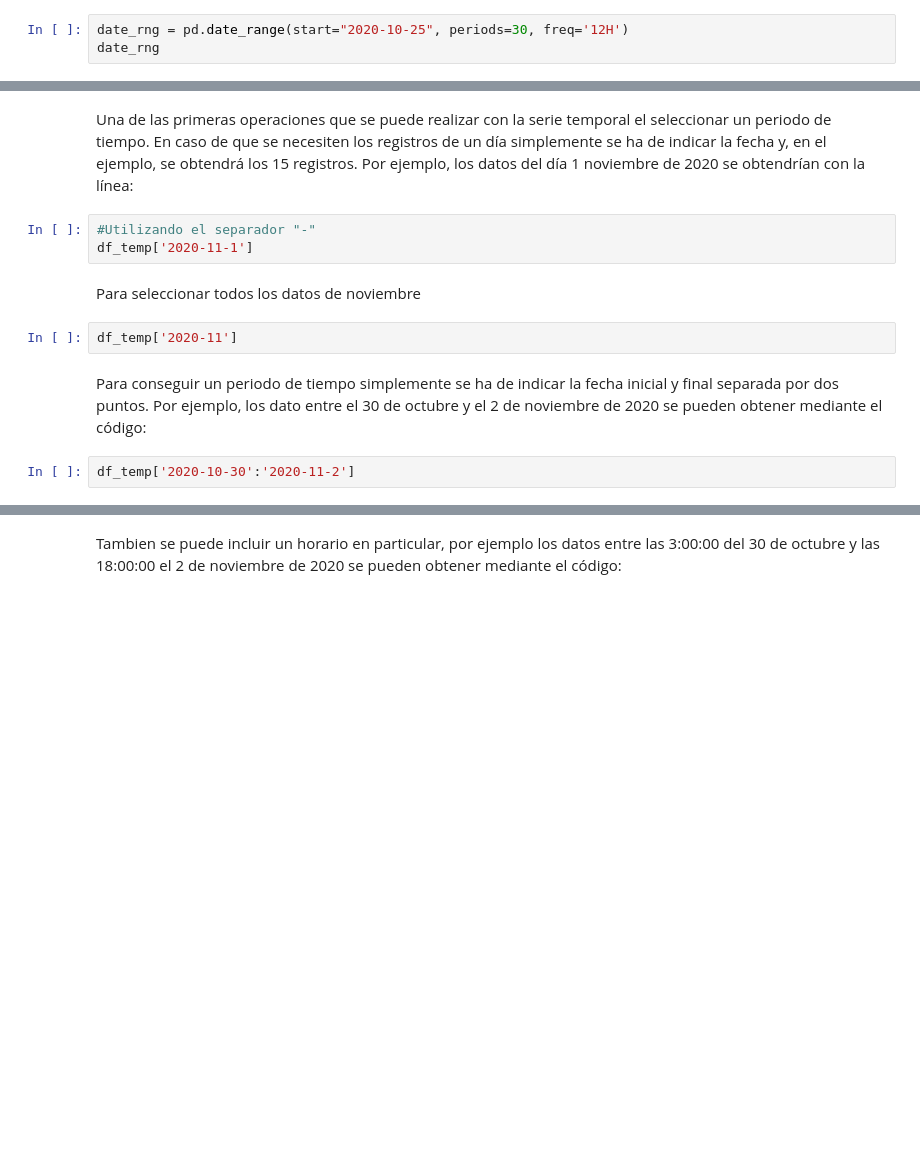
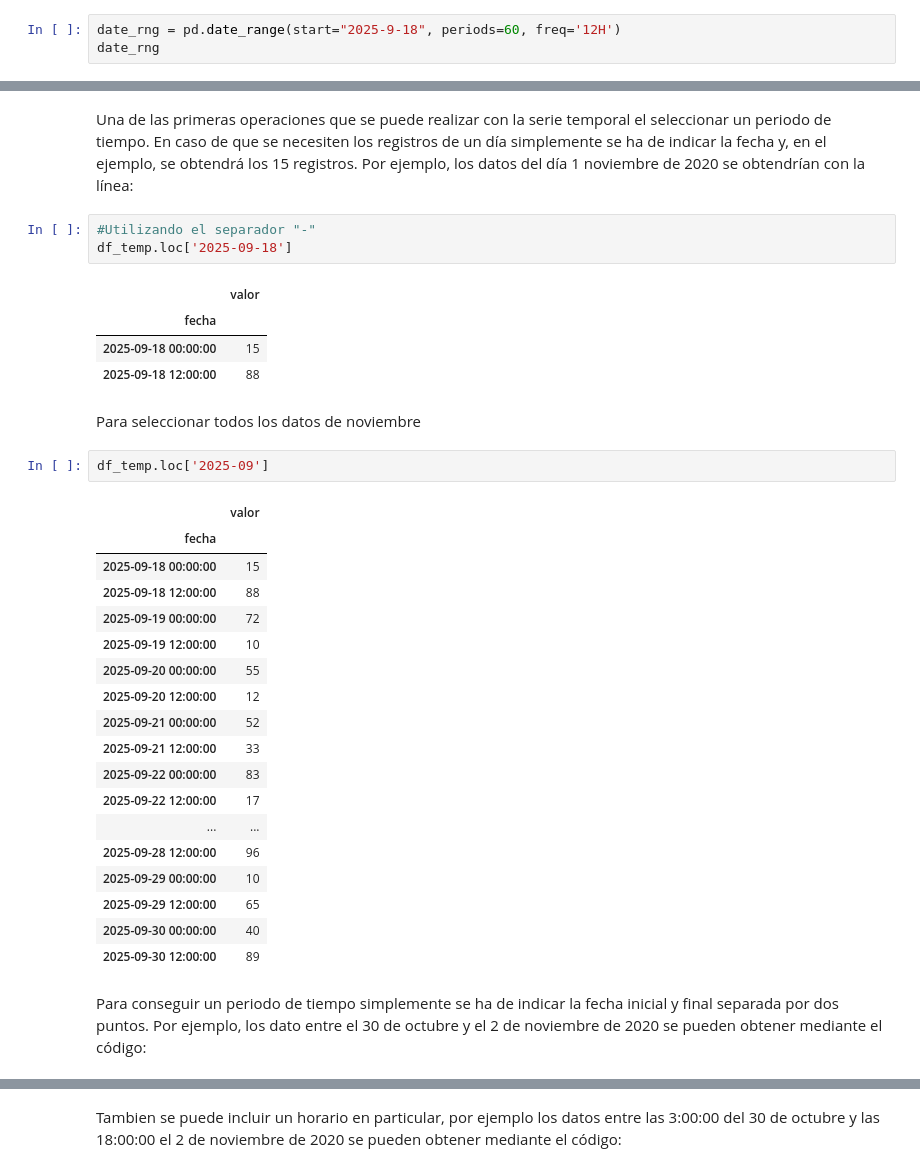
Before and after one commit to chava131011/Data-Science-Coursework, a Jupyter notebook: Classes Resources/CD_09_Tiempo/CD_09_SeriesTemporales.ipynb, the cells around one changed output, grey strips where cells are left out. Drawn from its saved outputs; the diff is of its cells as text; blank space fills up the shorter version.

```diff
--- a/Classes Resources/CD_09_Tiempo/CD_09_SeriesTemporales.ipynb
+++ b/Classes Resources/CD_09_Tiempo/CD_09_SeriesTemporales.ipynb
@@ -167,5 +231,5 @@ temp_serie.dt.weekday
 # %% [markdown]
 Para construir rápidamente algunos datos regulares temporales, la función [`` pd.date_range``] (http://pandas.pydata.org/pandas-docs/stable/generated/pandas.date_range.html) es útil:
 # %%
-date_rng = pd.date_range(start="2020-10-25", periods=30, freq='12H')
+date_rng = pd.date_range(start="2025-9-18", periods=60, freq='12H')
 date_rng
@@ -186,12 +283,34 @@ df_temp.head(5)
 Una de las primeras operaciones que se puede realizar con la serie temporal el seleccionar un periodo de tiempo. En caso de que se necesiten los registros de un día simplemente se ha de indicar la fecha y, en el ejemplo, se obtendrá los 15 registros. Por ejemplo, los datos del día 1 noviembre de 2020 se obtendrían con la línea:
 # %%
 #Utilizando el separador "-"
-df_temp['2020-11-1']
+df_temp.loc['2025-09-18']
+# %% [output]
+|  | valor |
+| fecha |  |
+| 2025-09-18 00:00:00 | 15 |
+| 2025-09-18 12:00:00 | 88 |
 # %% [markdown]
 Para seleccionar todos los datos de noviembre
-# %%
-df_temp['2020-11']
+# %%
+df_temp.loc['2025-09']
+# %% [output]
+|  | valor |
+| fecha |  |
+| 2025-09-18 00:00:00 | 15 |
+| 2025-09-18 12:00:00 | 88 |
+| 2025-09-19 00:00:00 | 72 |
+| 2025-09-19 12:00:00 | 10 |
+| 2025-09-20 00:00:00 | 55 |
+| 2025-09-20 12:00:00 | 12 |
+| 2025-09-21 00:00:00 | 52 |
+| 2025-09-21 12:00:00 | 33 |
+| 2025-09-22 00:00:00 | 83 |
+| 2025-09-22 12:00:00 | 17 |
+| ... | ... |
+| 2025-09-28 12:00:00 | 96 |
+| 2025-09-29 00:00:00 | 10 |
+| 2025-09-29 12:00:00 | 65 |
+| 2025-09-30 00:00:00 | 40 |
+| 2025-09-30 12:00:00 | 89 |
 # %% [markdown]
 Para conseguir un periodo de tiempo simplemente se ha de indicar la fecha inicial y final separada por dos puntos. Por ejemplo, los dato entre el 30 de octubre y el 2 de noviembre de 2020 se pueden obtener mediante el código:
-# %%
-df_temp['2020-10-30':'2020-11-2']
```
Also changed, not shown: parts of 39 cells of this notebook.
